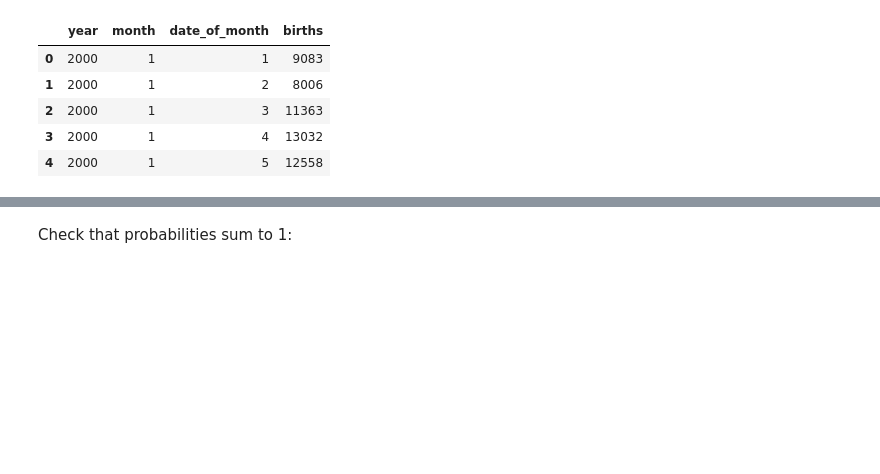
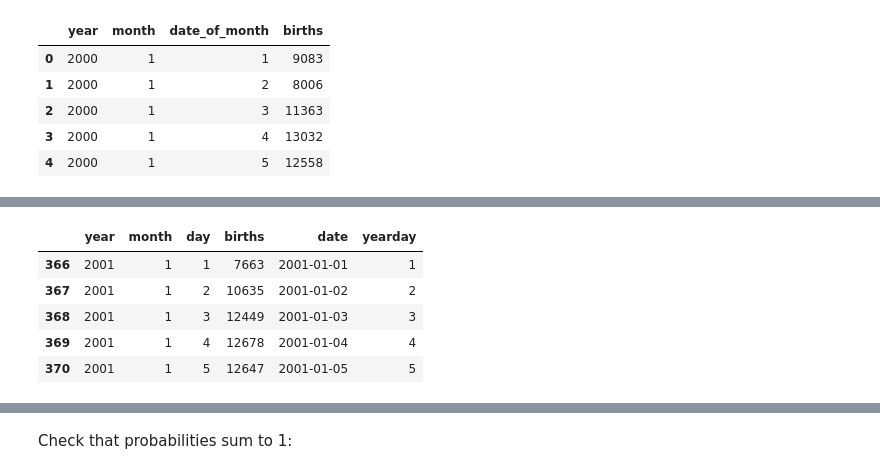
Before and after one commit to andypicke/Birthday-Puzzle-Paradox, a Jupyter notebook: notebooks/Birthday-Puzzle-Paradox.ipynb, the cells around one changed output, grey strips where cells are left out. Saved outputs shown, nothing was run; the diff lists cells and outputs as text; code cells hidden in the pictures; blank space fills up the shorter version.

```diff
--- a/notebooks/Birthday-Puzzle-Paradox.ipynb
+++ b/notebooks/Birthday-Puzzle-Paradox.ipynb
@@ -137 +162,14 @@ df2.head()
+# %%
+# drop leap years
+df_births = df_births[df_births['leap_year']==False]
+#df_births['year'].value_counts()
+df_births.drop('leap_year', axis=1, inplace=True)
+df_births.head()
+# %% [output]
+|  | year | month | day | births | date | yearday |
+| 366 | 2001 | 1 | 1 | 7663 | 2001-01-01 | 1 |
+| 367 | 2001 | 1 | 2 | 10635 | 2001-01-02 | 2 |
+| 368 | 2001 | 1 | 3 | 12449 | 2001-01-03 | 3 |
+| 369 | 2001 | 1 | 4 | 12678 | 2001-01-04 | 4 |
+| 370 | 2001 | 1 | 5 | 12647 | 2001-01-05 | 5 |
 # %%
```
Also changed, not shown: parts of 25 cells of this notebook, 6 other files.
